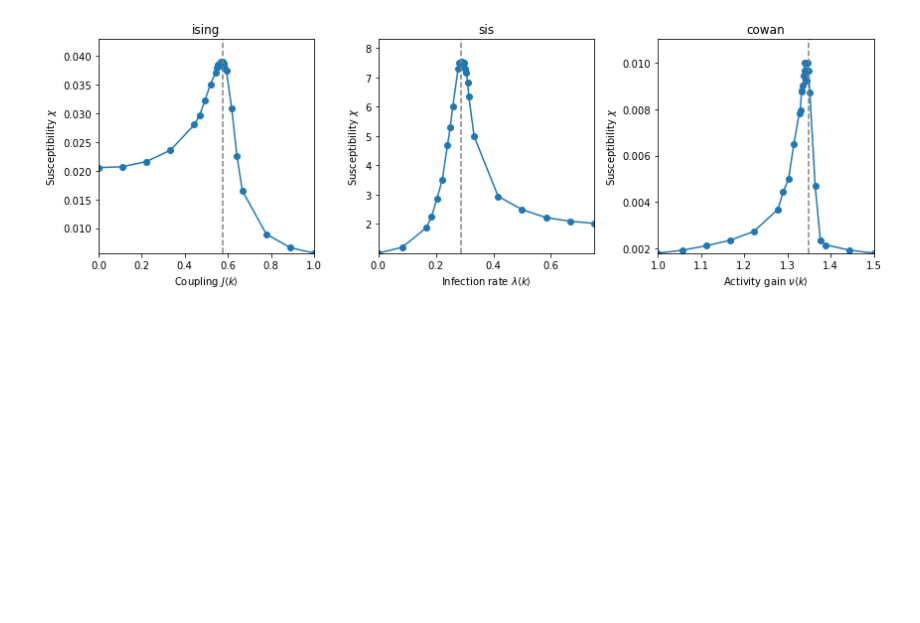
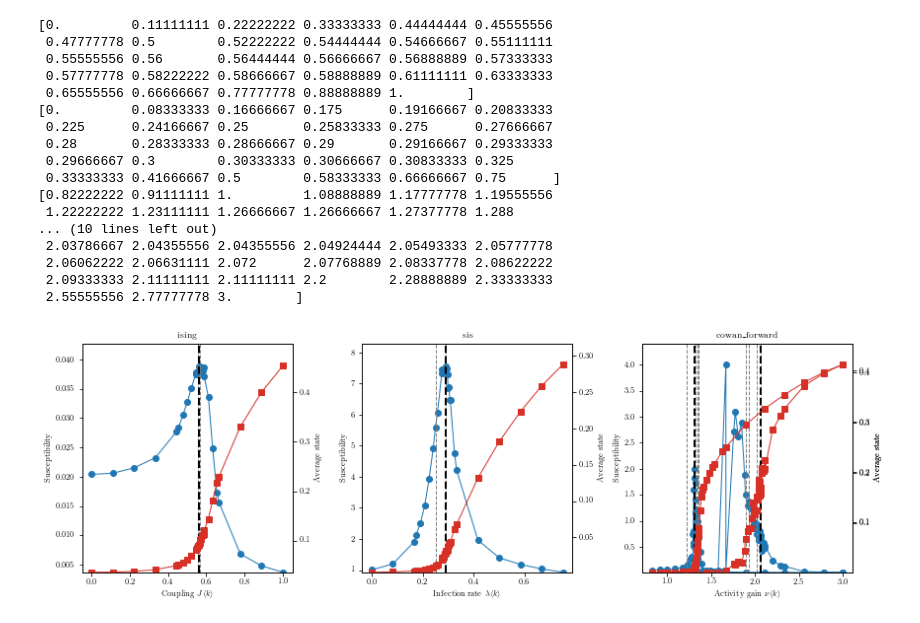
Before and after one commit to charlesmurphy1/midynet, a Jupyter notebook: notebooks/midynet/thresholds.ipynb, the cells around one changed output. Saved outputs shown, nothing was run; the diff lists cells and outputs as text; code cells hidden in the pictures; blank space fills up the shorter version.

```diff
--- a/notebooks/midynet/thresholds.ipynb
+++ b/notebooks/midynet/thresholds.ipynb
@@ -99,3 +220,8 @@ thresholds = {}
+# %%
+# histories = {}
+
+with open("thresholds.json", "r") as f:
+    histories = json.load(f)
 # %%
 config = midynet.config.ExperimentConfig.default("susceptiblity", "sis", "nbinom_cm")
 
@@ -128,0 +267,13 @@ showThresholdSearch(histories["ising"], thresholds["ising"], f"Coupling")
+# %%
+config = midynet.config.ExperimentConfig.default("susceptiblity", "cowan_backward", "nbinom_cm")
+
+N = 500
+avgk = 5
+config.graph.set_value("size", N)
+config.graph.edge_count.set_value("state", avgk * N / 2)
+config.graph.set_value("heterogeneity", 1)
+
+config.dynamics.set_value("num_steps", 2000)
+
+histories["cowan_backward"] = searchCowanThresholds(config, 1, 3, delta=2, tol=0.01, numSamples=48, numPoints=10, verbose=1)
+showThresholdSearch(histories["cowan_backward"], f"Gain")
@@ -129,14 +357,15 @@ showThresholdSearch(histories["ising"], thresholds["ising"], f"Coupling")
 # %%
-config = midynet.config.ExperimentConfig.default("susceptiblity", "cowan", "nbinom_cm")
+config = midynet.config.ExperimentConfig.default("susceptiblity", "cowan_forward", "nbinom_cm")
 
-config.graph.set_value("size", 500)
-config.graph.edge_count.set_value("state", 1250)
+N = 500
+avgk = 5
+config.graph.set_value("size", N)
+config.graph.edge_count.set_value("state", avgk * N / 2)
 config.graph.set_value("heterogeneity", 1)
 
-config.dynamics.set_value("num_steps", 1000)
-config.dynamics.set_value("num_active", config.graph.size)
+config.dynamics.set_value("num_steps", 4000)
+config.dynamics.set_value("num_active", 1)
 
-histories["cowan"], thresholds["cowan"] = searchThresholds(config, "nu", 1., 1.5, delta=1, tol=0.01, numSamples=100, verbose=0)
-
-showThresholdSearch(histories["cowan"], thresholds["cowan"], f"nu")
+histories["cowan_forward"] = searchCowanThresholds(config, 1, 3, delta=2, tol=0.01, numSamples=48, numPoints=10, verbose=1)
+showThresholdSearch(histories["cowan_forward"], f"Gain")
 # %% [output]
@@ -150,18 +453,39 @@ with open("thresholds.json", "w") as f:
 # %%
 fig, ax = plt.subplots(1, 3, figsize=(12, 4))
 
 xlabels = {
     "ising": r"Coupling $J\langle k \rangle$",
     "sis": r"Infection rate $\lambda \langle k \rangle$",
-    "cowan": r"Activity gain $\nu\langle k \rangle$"}
+    "cowan_backward": r"Activity gain $\nu\langle k \rangle$",
+    "cowan_forward": r"Activity gain $\nu\langle k \rangle$"
+}
 
 for i, k in enumerate(xlabels.keys()):
-    plotThresholdSearch(ax[i], histories[k], thresholds[k], xlabels[k])
+    if k[:5] == "cowan":
+        i = 2
+    plotThresholdSearch(ax[i], histories[k], xlabels[k])
     ax[i].set_title(k)
     x = list(histories[k].keys())
-    ax[i].set_xlim([min(x), max(x)])
+#     ax[i].set_xlim([min(x), max(x)])
 
 fig.tight_layout()
 plt.show()
 # %% [output]
+[0.         0.11111111 0.22222222 0.33333333 0.44444444 0.45555556
+ 0.47777778 0.5        0.52222222 0.54444444 0.54666667 0.55111111
+ 0.55555556 0.56       0.56444444 0.56666667 0.56888889 0.57333333
+ 0.57777778 0.58222222 0.58666667 0.58888889 0.61111111 0.63333333
+ 0.65555556 0.66666667 0.77777778 0.88888889 1.        ]
+[0.         0.08333333 0.16666667 0.175      0.19166667 0.20833333
+ 0.225      0.24166667 0.25       0.25833333 0.275      0.27666667
+ 0.28       0.28333333 0.28666667 0.29       0.29166667 0.29333333
+ 0.29666667 0.3        0.30333333 0.30666667 0.30833333 0.325
+ 0.33333333 0.41666667 0.5        0.58333333 0.66666667 0.75      ]
+[0.82222222 0.91111111 1.         1.08888889 1.17777778 1.19555556
+ 1.22222222 1.23111111 1.26666667 1.26666667 1.27377778 1.288
+... (10 lines left out)
+ 2.03786667 2.04355556 2.04355556 2.04924444 2.05493333 2.05777778
+ 2.06062222 2.06631111 2.072      2.07768889 2.08337778 2.08622222
+ 2.09333333 2.11111111 2.11111111 2.2        2.28888889 2.33333333
+ 2.55555556 2.77777778 3.        ]
-[figure, old version]
+[figure, new version]
```
Also changed, not shown: parts of 8 cells of this notebook, 4 other files.
